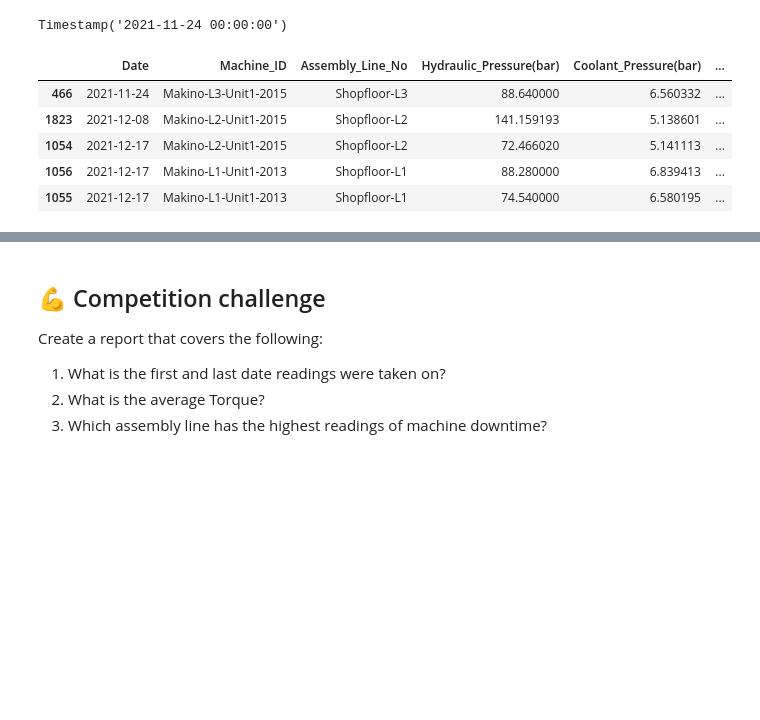
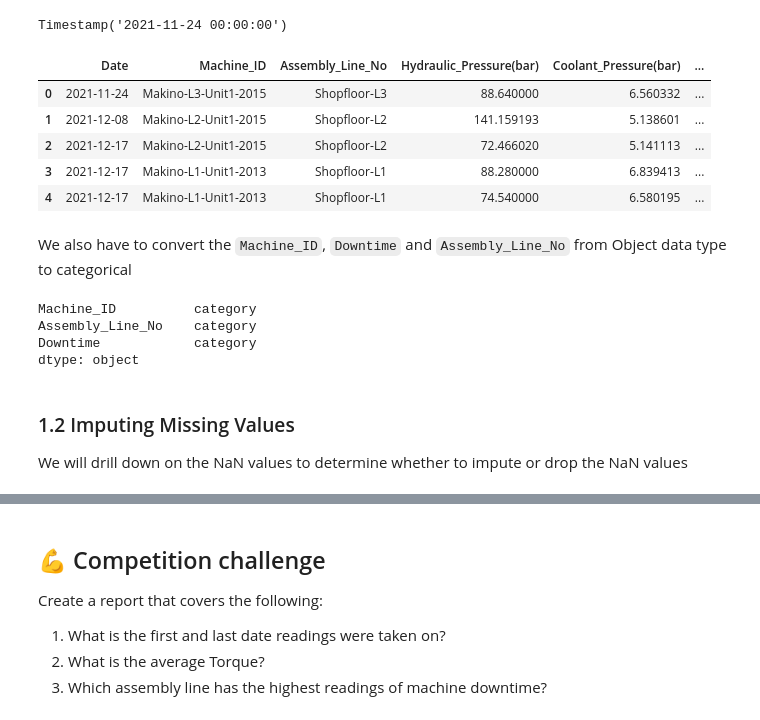
Before and after one commit to SirTee12/Machine-Downtime-Prediction, a Jupyter notebook: notebook/Analysis_machine_downtime.ipynb, the cells around one changed output, grey strips where cells are left out. Saved outputs shown, nothing was run; the diff lists cells and outputs as text; code cells hidden in the pictures; blank space fills up the shorter version.

Commit message:
Converted the columns of object type to category

```diff
--- a/notebook/Analysis_machine_downtime.ipynb
+++ b/notebook/Analysis_machine_downtime.ipynb
@@ -125,7 +135,7 @@ We will be cleaning our data after performing some initial exploration.
 + There seems to be disparity in the arrangement of the records as they are not arranged in the right order. I will sort the dataframe by date column in ascending order.
 # %%
 # change the date column to datetime
-machine_downtime_ori['Date'] = pd.to_datetime(machine_downtime_ori['Date'], infer_datetime_format=True,
+machine_downtime_ori['Date'] = pd.to_datetime(machine_downtime_ori['Date'],
                                               errors='coerce')
 # verify
 machine_downtime_ori.Date.dtype
@@ -163,12 +173,30 @@ machine_downtime_ori.Date.min()
 Timestamp('2021-11-24 00:00:00')
 # %%
 # rearrange the dataframe based on the date column
-machine_downtime_ori = machine_downtime_ori.sort_values(by = 'Date')
+machine_downtime_ori = machine_downtime_ori.sort_values(by = 'Date', ignore_index= True)
 machine_downtime_ori.head()     # print the first few row to verify this
 # %% [output]
 |  | Date | Machine_ID | Assembly_Line_No | Hydraulic_Pressure(bar) | Coolant_Pressure(bar) | ... |
-| 466 | 2021-11-24 | Makino-L3-Unit1-2015 | Shopfloor-L3 | 88.640000 | 6.560332 | ... |
-| 1823 | 2021-12-08 | Makino-L2-Unit1-2015 | Shopfloor-L2 | 141.159193 | 5.138601 | ... |
-| 1054 | 2021-12-17 | Makino-L2-Unit1-2015 | Shopfloor-L2 | 72.466020 | 5.141113 | ... |
-| 1056 | 2021-12-17 | Makino-L1-Unit1-2013 | Shopfloor-L1 | 88.280000 | 6.839413 | ... |
-| 1055 | 2021-12-17 | Makino-L1-Unit1-2013 | Shopfloor-L1 | 74.540000 | 6.580195 | ... |
+| 0 | 2021-11-24 | Makino-L3-Unit1-2015 | Shopfloor-L3 | 88.640000 | 6.560332 | ... |
+| 1 | 2021-12-08 | Makino-L2-Unit1-2015 | Shopfloor-L2 | 141.159193 | 5.138601 | ... |
+| 2 | 2021-12-17 | Makino-L2-Unit1-2015 | Shopfloor-L2 | 72.466020 | 5.141113 | ... |
+| 3 | 2021-12-17 | Makino-L1-Unit1-2013 | Shopfloor-L1 | 88.280000 | 6.839413 | ... |
+| 4 | 2021-12-17 | Makino-L1-Unit1-2013 | Shopfloor-L1 | 74.540000 | 6.580195 | ... |
+# %% [markdown]
+We also have to convert the `Machine_ID`, `Downtime` and `Assembly_Line_No` from Object data type to categorical
+# %%
+# connvert the columns of object type to Category type
+object_column = machine_downtime_ori.select_dtypes(include='object').columns
+machine_downtime_ori[object_column] = machine_downtime_ori[object_column].astype('category')
+
+# verufy
+machine_downtime_ori[object_column].dtypes
+# %% [output]
+Machine_ID          category
+Assembly_Line_No    category
+Downtime            category
+dtype: object
+# %% [markdown]
+### 1.2 Imputing Missing Values
+
+We will drill down on the NaN values to determine whether to impute or drop the NaN values
```
Also changed, not shown: parts of 6 cells of this notebook, 1 other file.
